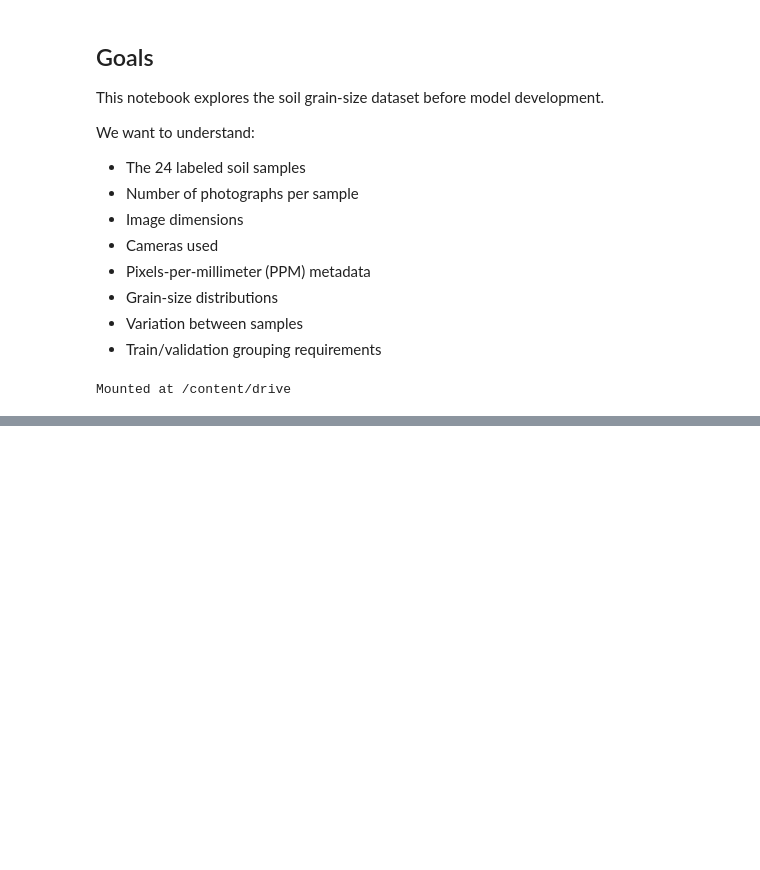
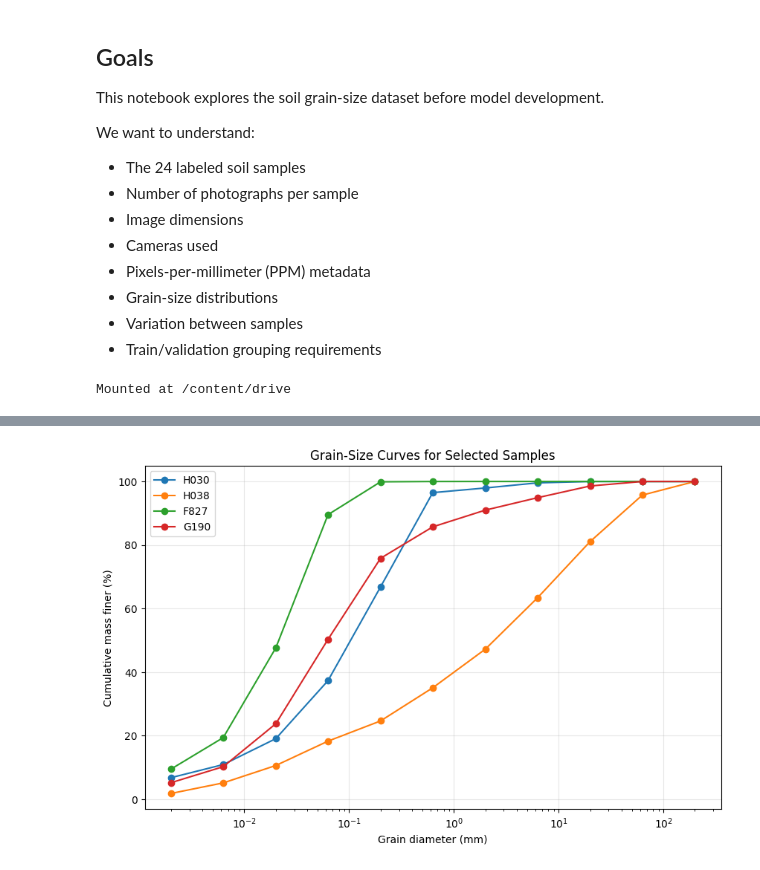
Before and after one commit to dmartin5150/soil-grain-size, a Jupyter notebook: notebooks/01_eda.ipynb, the cells around one changed output, grey strips where cells are left out. Cells and saved outputs as stored; diff of their text form; code cells hidden in the pictures; blank space fills up the shorter version.

```diff
--- a/notebooks/01_eda.ipynb
+++ b/notebooks/01_eda.ipynb
@@ -34,0 +257,23 @@ Mounted at /content/drive
+# %%
+plt.figure(figsize=(10, 6))
+
+for sample_id in samples_to_view:
+
+    row = labels[labels["sample_id"] == sample_id].iloc[0]
+
+    plt.plot(
+        grain_sizes,
+        row[target_cols].astype(float),
+        marker="o",
+        label=sample_id
+    )
+
+plt.xscale("log")
+plt.xlabel("Grain diameter (mm)")
+plt.ylabel("Cumulative mass finer (%)")
+plt.title("Grain-Size Curves for Selected Samples")
+plt.legend()
+plt.grid(True, alpha=0.3)
+plt.show()
+# %% [output]
+[figure, added]
```
Also changed, not shown: parts of 16 cells of this notebook.
